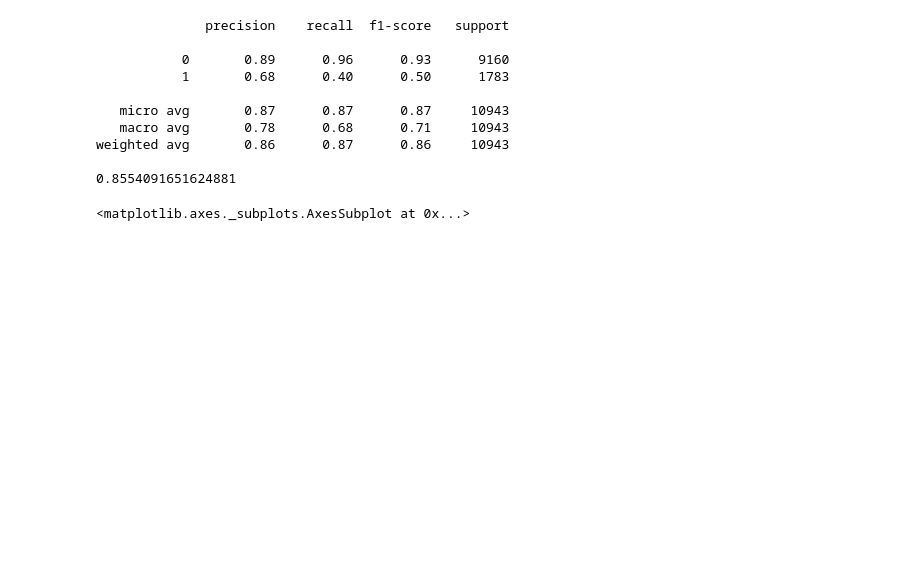
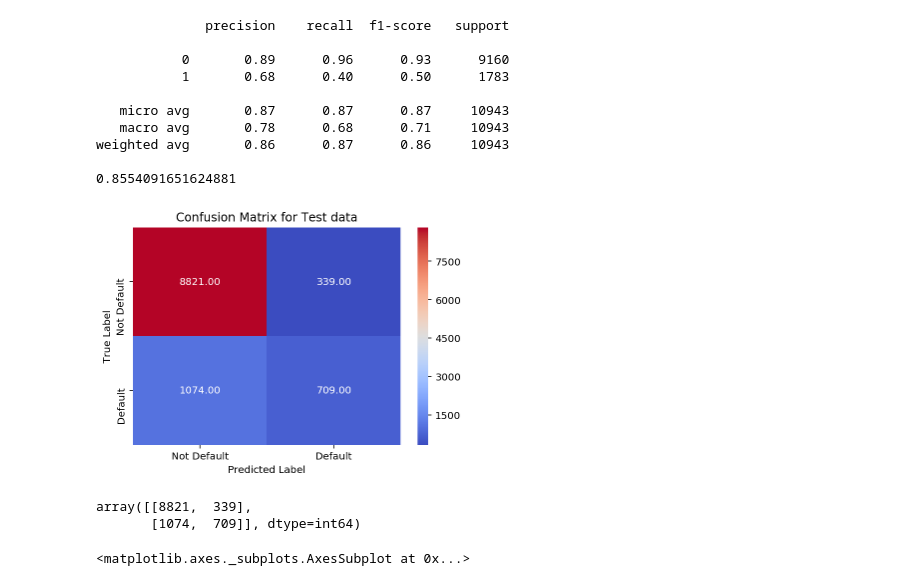
Before and after one commit to AlexaYuqinD/MS-E-246-Project, a Jupyter notebook: MS&E246 Project-Models.ipynb, the cells around one changed output. Saved outputs shown, nothing was run; the diff lists cells and outputs as text; code cells hidden in the pictures; blank space fills up the shorter version.

```diff
--- a/MS&E246 Project-Models.ipynb
+++ b/MS&E246 Project-Models.ipynb
@@ -368,6 +368,21 @@ print(roc_auc_score(test_y, modelC.predict(test_X)))
 weighted avg       0.86      0.87      0.86     10943
 
 0.8554091651624881
+# %%
+cm_logreg = metrics.confusion_matrix(test_y,modelC.predict(test_X)>0.5)
+sns.heatmap(cm_logreg,annot=True, fmt=".2f", cmap="coolwarm",
+            xticklabels = ["Not Default", "Default"] , yticklabels = ["Not Default", "Default"])
+plt.title("Confusion Matrix for Test data")
+plt.ylabel("True Label")
+plt.xlabel("Predicted Label")
+plt.show()
+# %% [output]
+[figure, added]
+# %%
+cm_logreg
+# %% [output]
+array([[8821,  339],
+       [1074,  709]], dtype=int64)
 # %%
 preds_lgbm = modelC.predict(test_X)
 # %%
```
Also changed, not shown: parts of 6 cells of this notebook.
